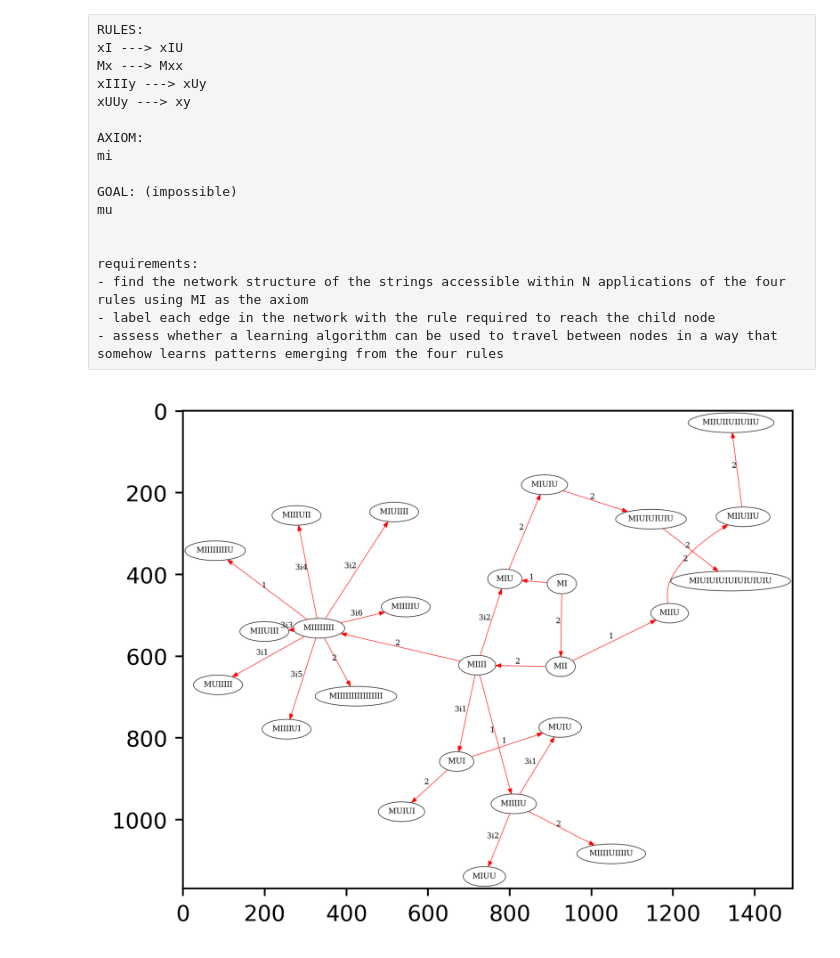
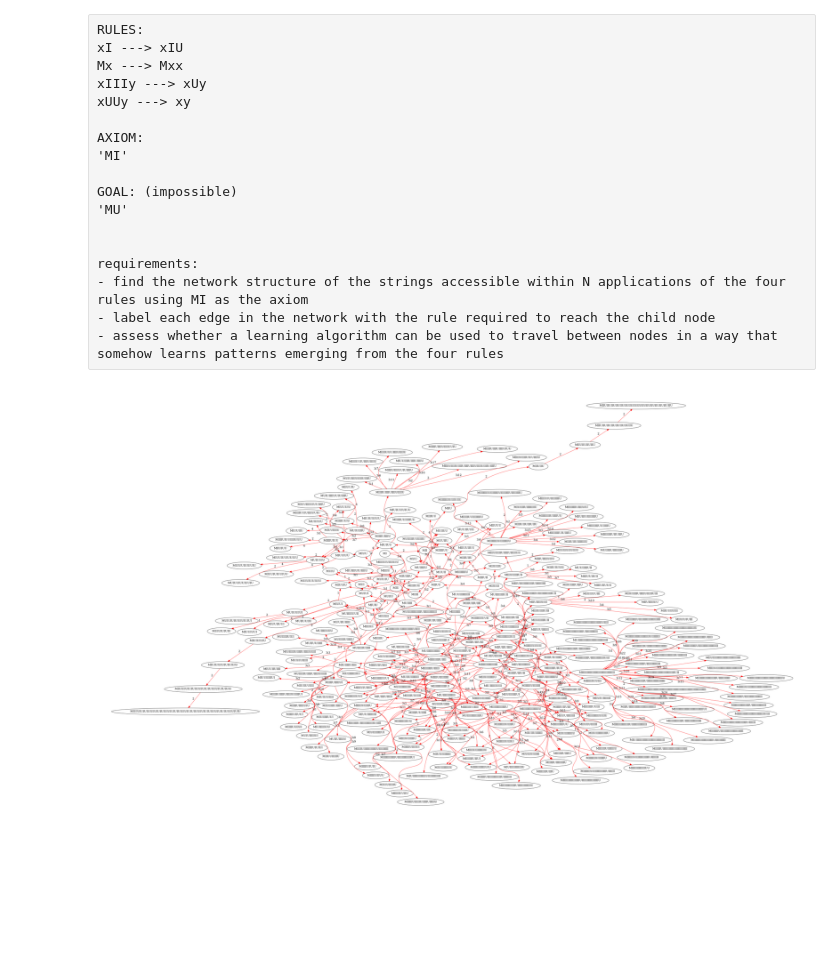
Before and after one commit to teerev/hofstadter-miu-puzzle, a Jupyter notebook: miu.ipynb, the cells around one changed output. Drawn from its saved outputs; the diff is of its cells as text; code cells hidden in the pictures; blank space fills up the shorter version.

Commit message:
built miuPuzzle class

```diff
--- a/miu.ipynb
+++ b/miu.ipynb
@@ -6,10 +6,10 @@ xIIIy ---> xUy
 xUUy ---> xy
 
 AXIOM:
-mi
+'MI'
 
 GOAL: (impossible)
-mu
+'MU'
 
 
 requirements:
@@ -201,21 +220,8 @@ adj = get_adjacency_matrix(network)
-# %%
-# plot the network
-
-plt.rcParams['figure.dpi'] = 400
-
-dag = pgv.AGraph(directed=True, overlap='false', splines='true')
-
-for node in network['nodes']:
-    dag.add_node(node)
-
-for edge in network['edges'].items():
-    dag.add_edge(edge[0], label=edge[1], color='red', tonyblair='red')
-
-dag.layout(prog='fdp')  #neato, dot, twopi, circo, fdp, nop, wc, acyclic, gvpr, gvcolor, ccomps, sccmap, tred, sfdp, unflatten.
-dag.draw('dag.png')
-
-img = mpimg.imread('dag.png')
-plt.imshow(img)
-plt.show()
-# %% [output]
-[figure, removed]
+# %%
+mi = miuPuzzle(axiom='MI')
+
+network = mi.discover_local_network(string=mi.axiom, num_steps=6)
+
+mi.plot_network(network)
+# %% [output]
+[figure, added]
```
Also changed, not shown: parts of 2 cells of this notebook, 1 other file.
